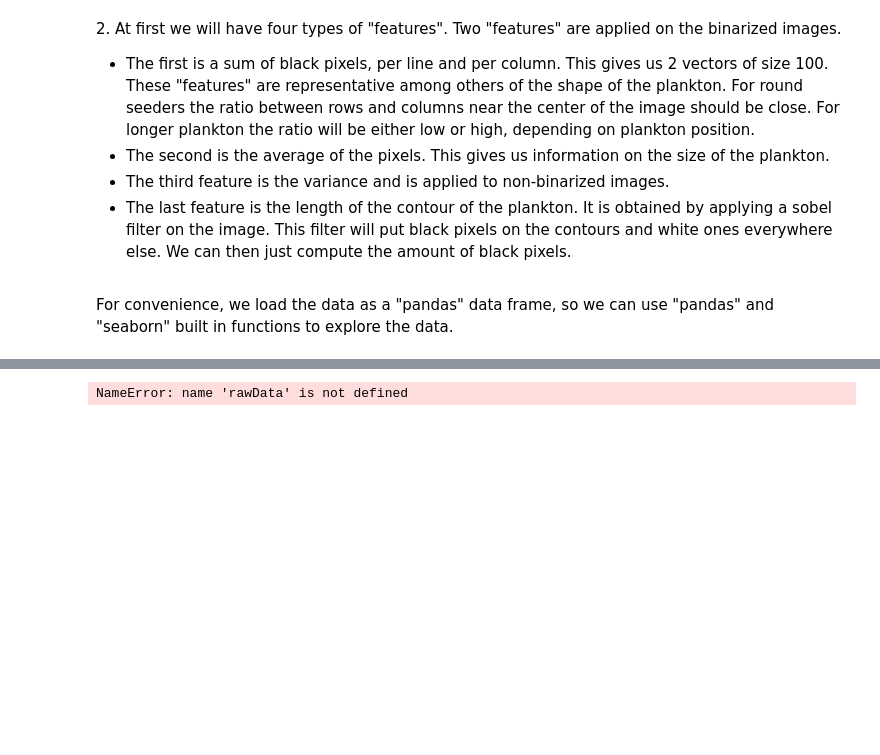
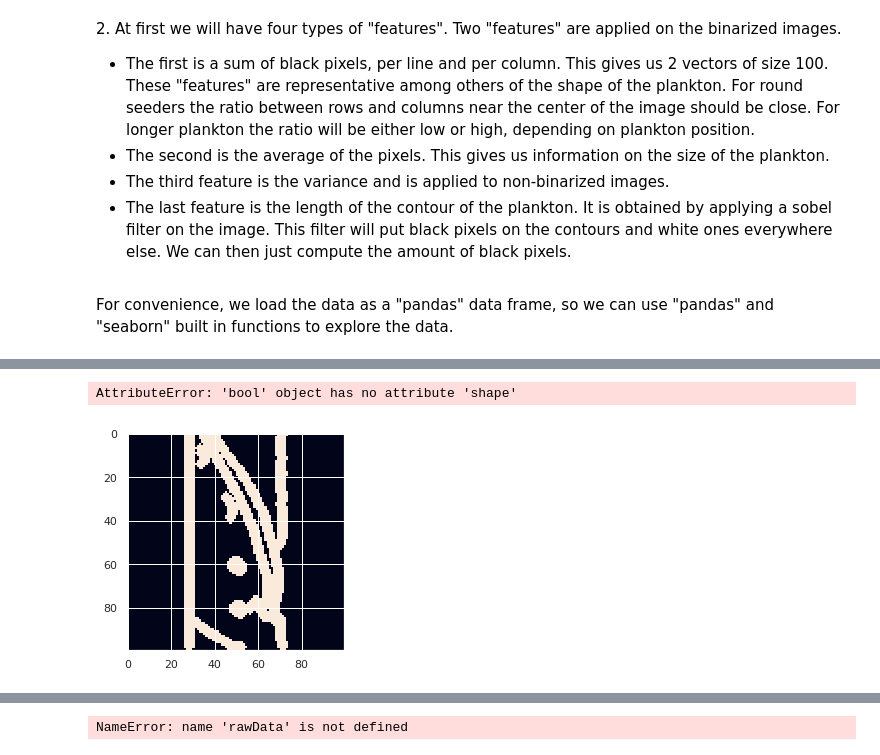
Before and after one commit to George-Marchment/OCEAN, a Jupyter notebook: starting_kit/README_preprocessing.ipynb, the cells around one changed output, grey strips where cells are left out. Cells and saved outputs as stored; diff of their text form; code cells hidden in the pictures; blank space fills up the shorter version.

```diff
--- a/starting_kit/README_preprocessing.ipynb
+++ b/starting_kit/README_preprocessing.ipynb
@@ -133,0 +171,10 @@ FileNotFoundError: [Errno 2] File ./public_data_raw/plankton_feat.name does not
+# %%
+edges = canny(imgSampleData,sigma = 1.5)
+fill_coins = ndi.binary_fill_holes(edges)
+fill_coins = ndi.binary_fill_holes(plt.imshow(binary_dilation(edges, iterations =2)))
+plt.show()
+im_test2 = ndi.label(remove_small_objects(fill_coins, min_size=5, connectivity=1, in_place=False))[0]
+plt.imshow(fill_coins)
+# %% [output]
+AttributeError: 'bool' object has no attribute 'shape'
+[figure, added]
```
Also changed, not shown: parts of 21 cells of this notebook, 1 other file.
